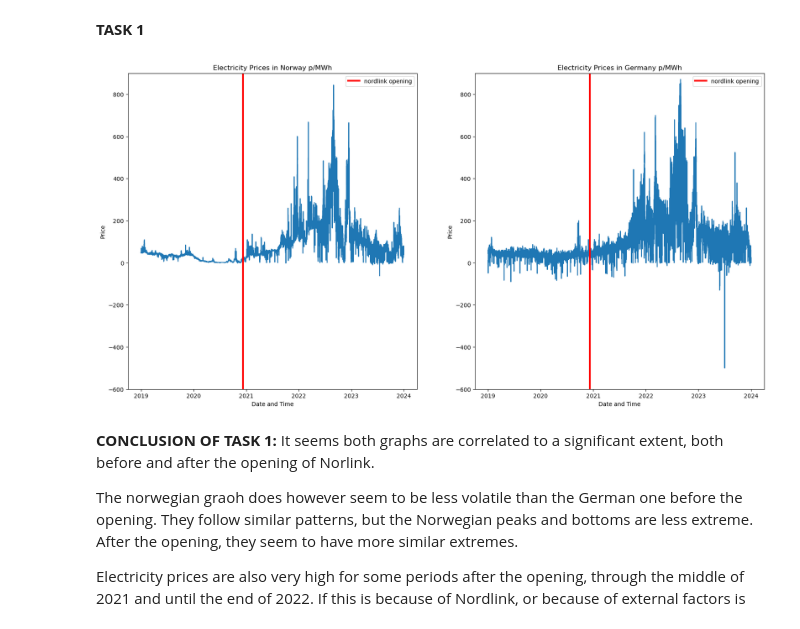
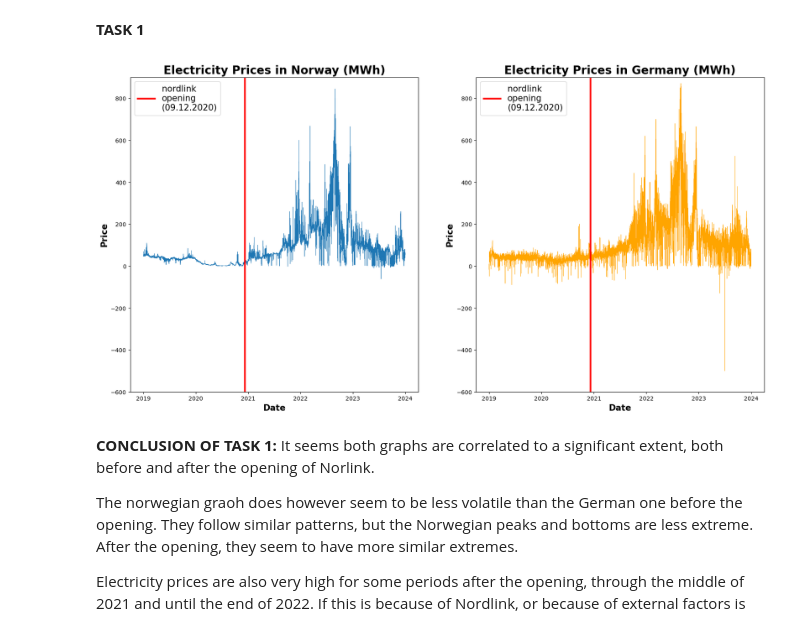
Before and after one commit to JoggiLJ/TECH_2_TERMPAPER, a Jupyter notebook: task.ipynb, the cells around one changed output. Cells and saved outputs as stored; diff of their text form; code cells hidden in the pictures.

```diff
--- a/task.ipynb
+++ b/task.ipynb
@@ -33,40 +33,40 @@ df_price_DE = df_price_DE[df_price_DE['ResolutionCode'].str.contains('60', na=Fa
 # %%
 #Importing matplotlib to visualize the data
 import matplotlib.pyplot as plt
 
 #defining a new figure with two graphs, with a size of 20x10
 fig, ax = plt.subplots(1,2, figsize=(20,10))
 
 #Defining the data and style of graph number 1 (Norway)
-ax[0].plot( df_price_NO['Price'], linestyle = '-')
-ax[0].set_title('Electricity Prices in Norway p/MWh')
-ax[0].set_xlabel('Date and Time')
-ax[0].set_ylabel('Price')
+ax[0].plot( df_price_NO['Price'], linestyle = '-', linewidth = 0.5)
+ax[0].set_title('Electricity Prices in Norway (MWh)', fontsize = 20, fontweight = 'bold')
+ax[0].set_xlabel('Date', fontsize = 15, fontweight = 'bold')
+ax[0].set_ylabel('Price', fontsize = 15, fontweight = 'bold')
 
 #Defining the data and style of graph number 1 (Germany)
-ax[1].plot(df_price_DE['Price'], linestyle = '-')
-ax[1].set_title('Electricity Prices in Germany p/MWh')
-ax[1].set_xlabel('Date and Time')
-ax[1].set_ylabel('Price')
+ax[1].plot(df_price_DE['Price'], linestyle = '-', linewidth = 0.5, color = 'orange')
+ax[1].set_title('Electricity Prices in Germany (MWh)', fontsize = 20, fontweight = 'bold')
+ax[1].set_xlabel('Date', fontsize = 15, fontweight = 'bold')
+ax[1].set_ylabel('Price', fontsize = 15, fontweight = 'bold')
 
 #Making sure that the graphs have the same range, so they are easier to compare visually
 ax[0].set_ylim([-600,900])
 ax[1].set_ylim([-600,900])
 
 #Defining a variable to the date of NorLinks opening
 nordlink_opening_date = pd.to_datetime('2020-12-09')
 
 #Puting a line on the x axis equal to the opening date, styling it, and giving it an explenation in both graphs
-ax[0].axvline(nordlink_opening_date, color = 'red',linestyle= '-', linewidth=3, label= 'nordlink opening')
-ax[0].legend()
+ax[0].axvline(nordlink_opening_date, color = 'red',linestyle= '-', linewidth=3, label= 'nordlink \nopening\n(09.12.2020)')
+ax[0].legend(fontsize = 15)
 
-ax[1].axvline(nordlink_opening_date, color = 'red',linestyle= '-', linewidth=3, label= 'nordlink opening')
-ax[1].legend()
+ax[1].axvline(nordlink_opening_date, color = 'red',linestyle= '-', linewidth=3, label= 'nordlink \nopening\n(09.12.2020)')
+ax[1].legend(fontsize = 15)
 
 #Showing the figure
 plt.show()
 # %% [output]
-[figure, old version]
+[figure, new version]
 # %% [markdown]
 **CONCLUSION OF TASK 1:**
 It seems both graphs are correlated to a significant extent, both before and after the opening of Norlink.
```
Also changed, not shown: parts of 11 cells of this notebook.
